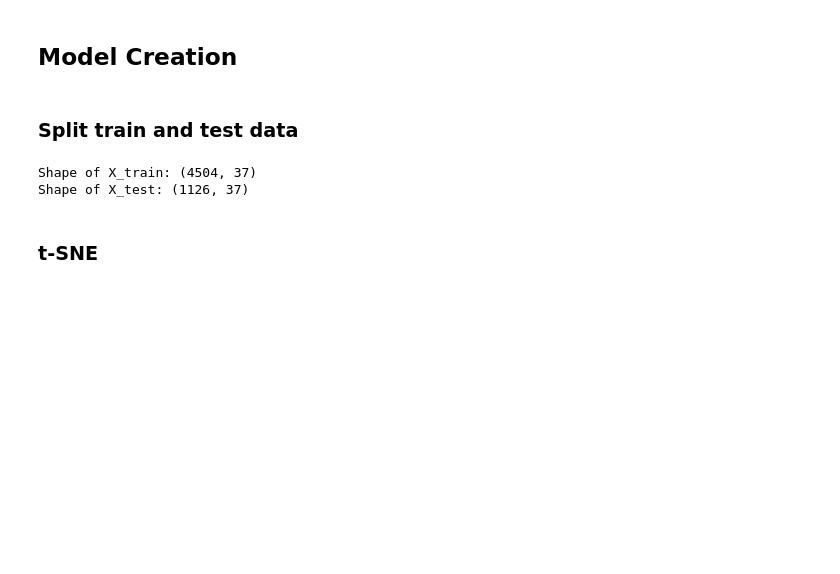
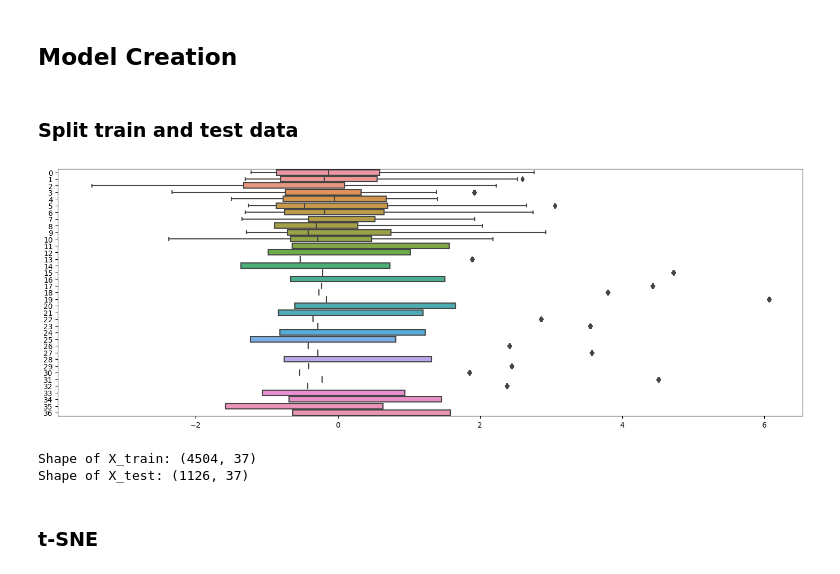
Before and after one commit to straylight77/data-sci-learning, a Jupyter notebook: dat203/final.ipynb, the cells around one changed output. Saved outputs shown, nothing was run; the diff lists cells and outputs as text; code cells hidden in the pictures; blank space fills up the shorter version.

Commit message:
Very minor cleanups. Added a boxplot after the scaling.

```diff
--- a/dat203/final.ipynb
+++ b/dat203/final.ipynb
@@ -515,6 +515,12 @@ from sklearn.preprocessing import StandardScaler
 scaler = StandardScaler()
 scaler.fit(X)
 X_smooth = scaler.transform(X)
+# %%
+plt.figure(figsize=(18,6))
+sns.boxplot(data=X_smooth, orient="h")
+plt.show()
+# %% [output]
+[figure, added]
 # %%
 X_train, X_test, y_train, y_test = train_test_split(X_smooth, y, test_size=0.2, random_state=0)
 # %%
```
Also changed, not shown: parts of 10 cells of this notebook.
